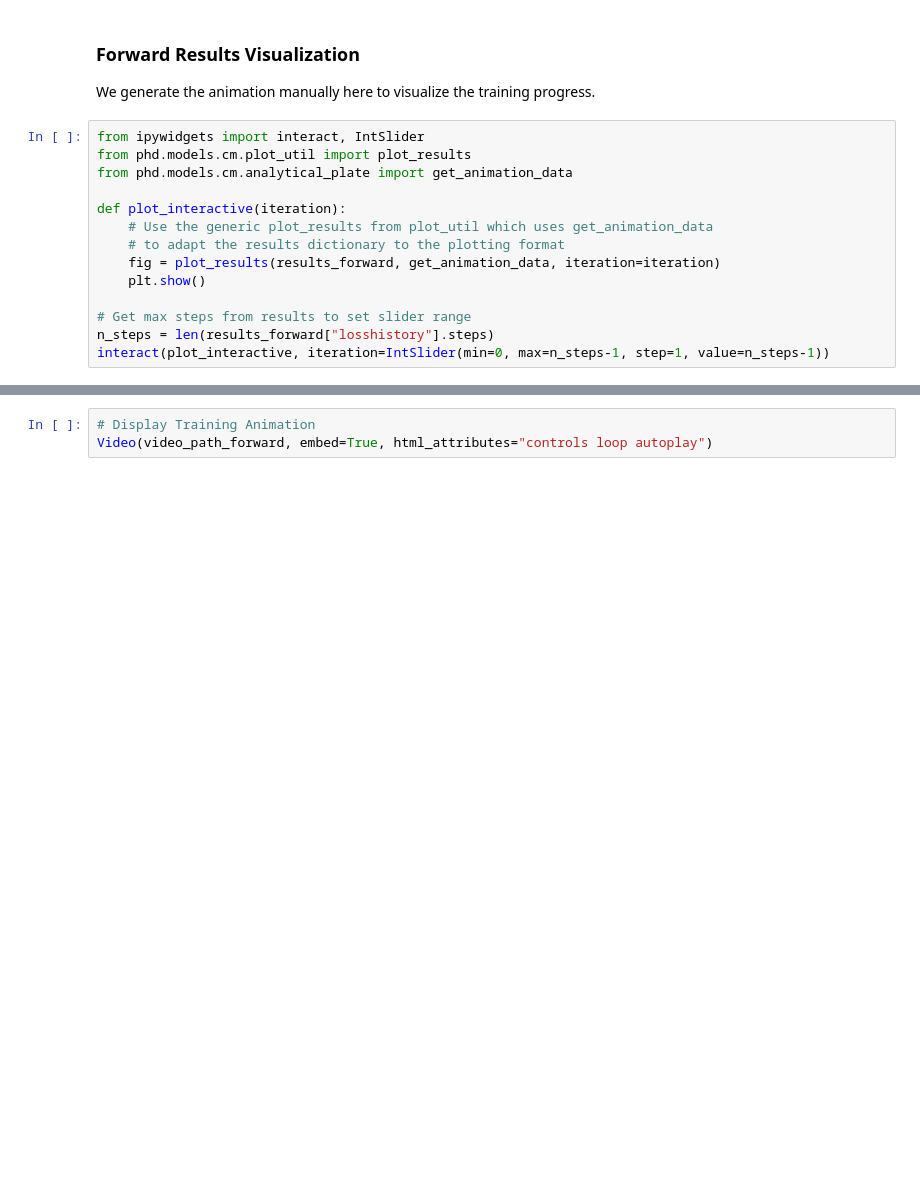
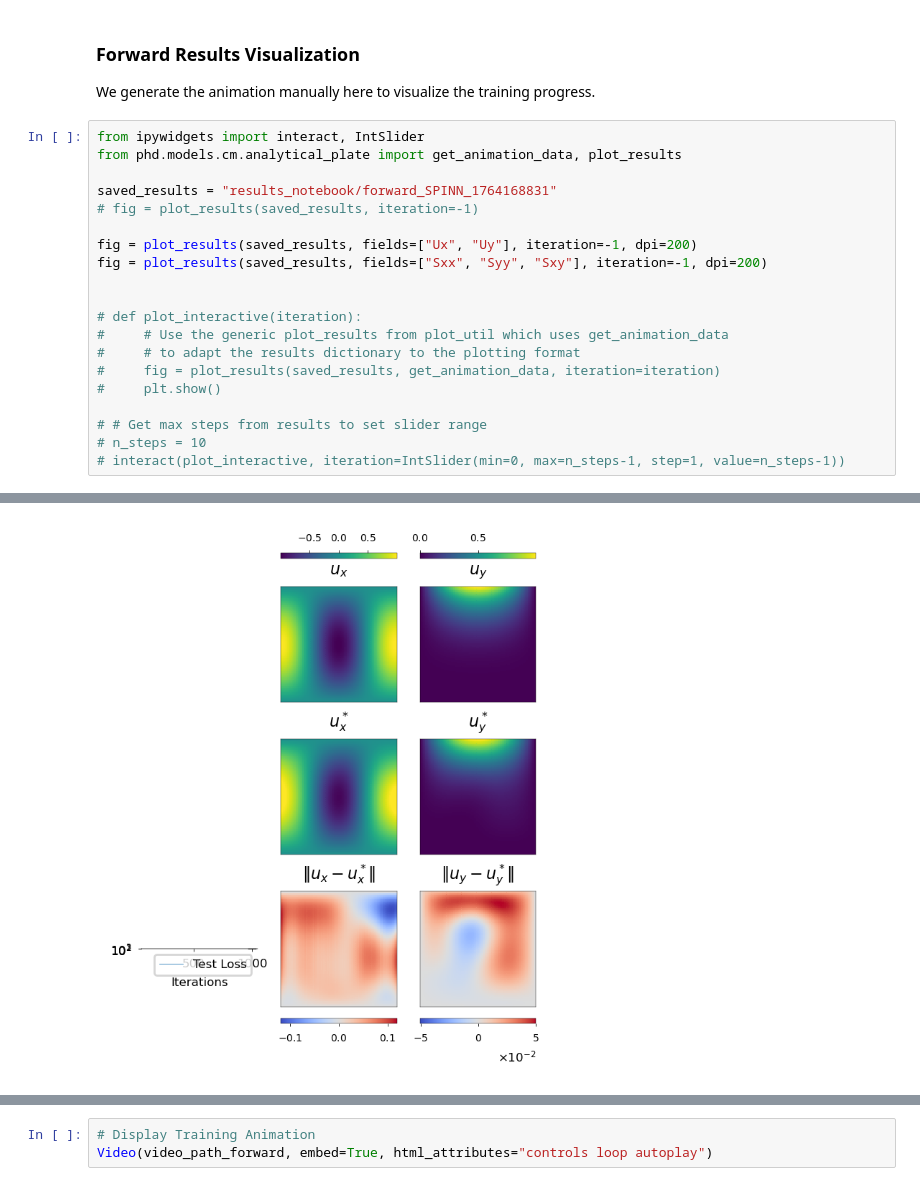
Before and after one commit to bonneted/PhD, a Jupyter notebook: notebooks/analytical_plate.ipynb, the cells around one changed output, grey strips where cells are left out. Saved outputs shown, nothing was run; the diff lists cells and outputs as text; blank space fills up the shorter version.

Commit message:
improve plotting

```diff
--- a/notebooks/analytical_plate.ipynb
+++ b/notebooks/analytical_plate.ipynb
@@ -53,16 +60,22 @@ Training complete. Results available in memory.
 We generate the animation manually here to visualize the training progress.
 # %%
 from ipywidgets import interact, IntSlider
-from phd.models.cm.plot_util import plot_results
-from phd.models.cm.analytical_plate import get_animation_data
+from phd.models.cm.analytical_plate import get_animation_data, plot_results
 
-def plot_interactive(iteration):
-    # Use the generic plot_results from plot_util which uses get_animation_data
-    # to adapt the results dictionary to the plotting format
-    fig = plot_results(results_forward, get_animation_data, iteration=iteration)
-    plt.show()
+saved_results = "results_notebook/forward_SPINN_1764168831"
+# fig = plot_results(saved_results, iteration=-1)
 
-# Get max steps from results to set slider range
-n_steps = len(results_forward["losshistory"].steps)
-interact(plot_interactive, iteration=IntSlider(min=0, max=n_steps-1, step=1, value=n_steps-1))
+fig = plot_results(saved_results, fields=["Ux", "Uy"], iteration=-1, dpi=200)
+fig = plot_results(saved_results, fields=["Sxx", "Syy", "Sxy"], iteration=-1, dpi=200)
+
+
+# def plot_interactive(iteration):
+#     # Use the generic plot_results from plot_util which uses get_animation_data
+#     # to adapt the results dictionary to the plotting format
+#     fig = plot_results(saved_results, get_animation_data, iteration=iteration)
+#     plt.show()
+
+# # Get max steps from results to set slider range
+# n_steps = 10
+# interact(plot_interactive, iteration=IntSlider(min=0, max=n_steps-1, step=1, value=n_steps-1))
 # %% [output]
@@ -69,0 +84 @@ ImportError: cannot import name 'get_animation_data' from 'phd.models.cm.analyti
+[figure, added]
```
Also changed, not shown: parts of 7 cells of this notebook, 6 other files.
